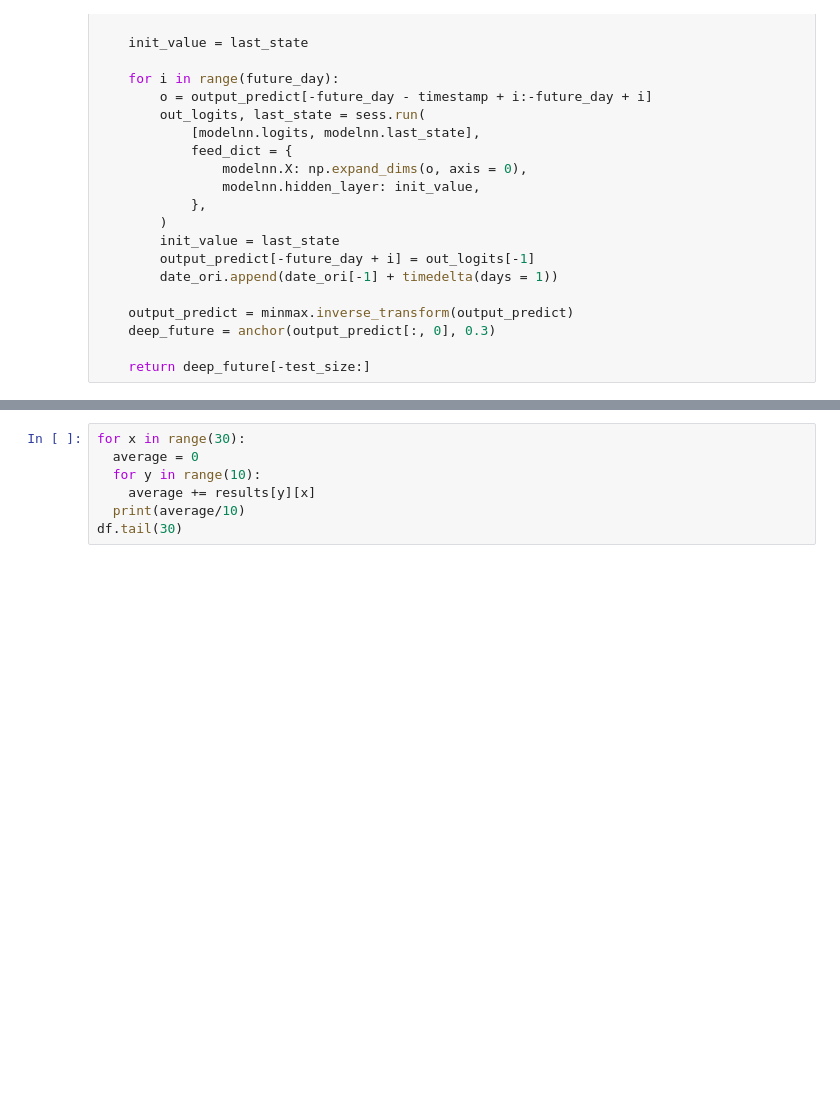
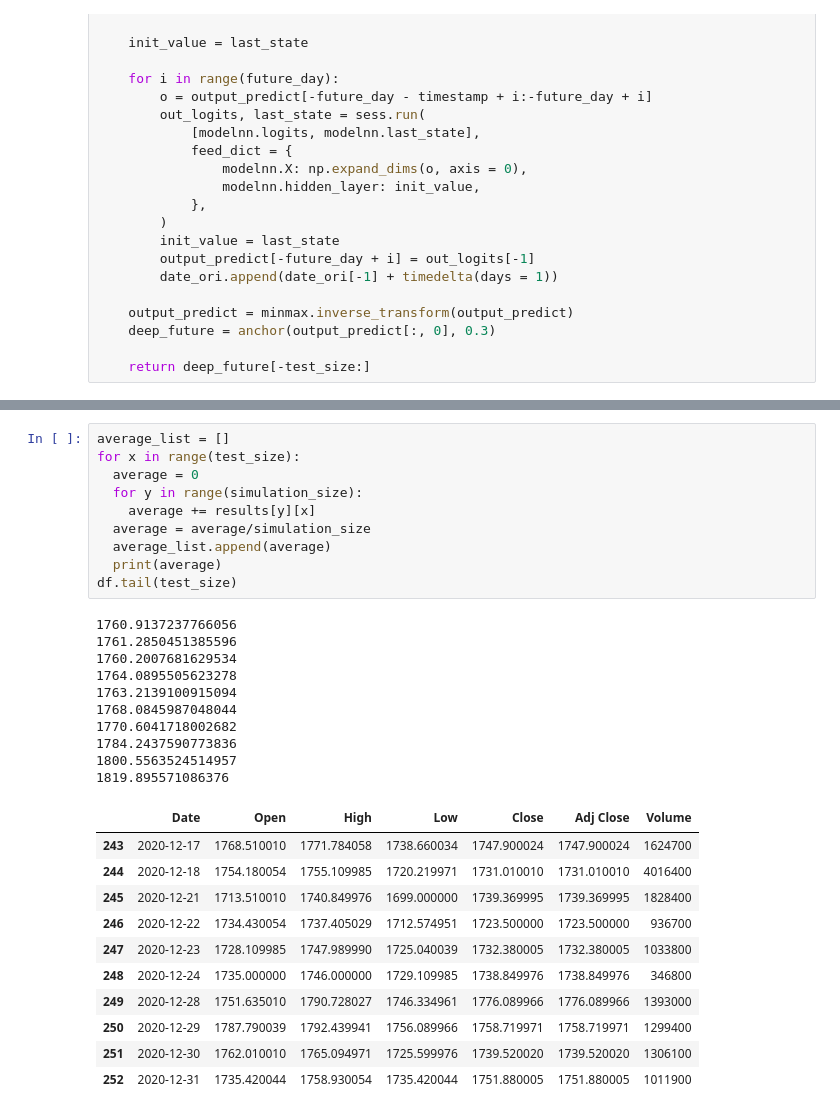
Before and after one commit to AjaybirRandhawa/StockPrediction, a Jupyter notebook: Prediction.ipynb, the cells around one changed output, grey strips where cells are left out. Saved outputs shown, nothing was run; the diff lists cells and outputs as text; blank space fills up the shorter version.

```diff
--- a/Prediction.ipynb
+++ b/Prediction.ipynb
@@ -203,10 +209,35 @@ WARNING:tensorflow:<tensorflow.python.ops.rnn_cell_impl.LSTMCell object at 0x...
 # %%
-for x in range(30):
+average_list = []
+for x in range(test_size):
   average = 0
-  for y in range(10):
+  for y in range(simulation_size):
     average += results[y][x]
-  print(average/10)
-df.tail(30)
+  average = average/simulation_size
+  average_list.append(average)
+  print(average)
+df.tail(test_size)
+# %% [output]
+1760.9137237766056
+1761.2850451385596
+1760.2007681629534
+1764.0895505623278
+1763.2139100915094
+1768.0845987048044
+1770.6041718002682
+1784.2437590773836
+1800.5563524514957
+1819.895571086376
+|  | Date | Open | High | Low | Close | Adj Close | Volume |
+| 243 | 2020-12-17 | 1768.510010 | 1771.784058 | 1738.660034 | 1747.900024 | 1747.900024 | 1624700 |
+| 244 | 2020-12-18 | 1754.180054 | 1755.109985 | 1720.219971 | 1731.010010 | 1731.010010 | 4016400 |
+| 245 | 2020-12-21 | 1713.510010 | 1740.849976 | 1699.000000 | 1739.369995 | 1739.369995 | 1828400 |
+| 246 | 2020-12-22 | 1734.430054 | 1737.405029 | 1712.574951 | 1723.500000 | 1723.500000 | 936700 |
+| 247 | 2020-12-23 | 1728.109985 | 1747.989990 | 1725.040039 | 1732.380005 | 1732.380005 | 1033800 |
+| 248 | 2020-12-24 | 1735.000000 | 1746.000000 | 1729.109985 | 1738.849976 | 1738.849976 | 346800 |
+| 249 | 2020-12-28 | 1751.635010 | 1790.728027 | 1746.334961 | 1776.089966 | 1776.089966 | 1393000 |
+| 250 | 2020-12-29 | 1787.790039 | 1792.439941 | 1756.089966 | 1758.719971 | 1758.719971 | 1299400 |
+| 251 | 2020-12-30 | 1762.010010 | 1765.094971 | 1725.599976 | 1739.520020 | 1739.520020 | 1306100 |
+| 252 | 2020-12-31 | 1735.420044 | 1758.930054 | 1735.420044 | 1751.880005 | 1751.880005 | 1011900 |
 # %%
 accuracies = [calculate_accuracy(df['Close'].iloc[-test_size:].values, r) for r in results]
 
```
Also changed, not shown: parts of 9 cells of this notebook.
